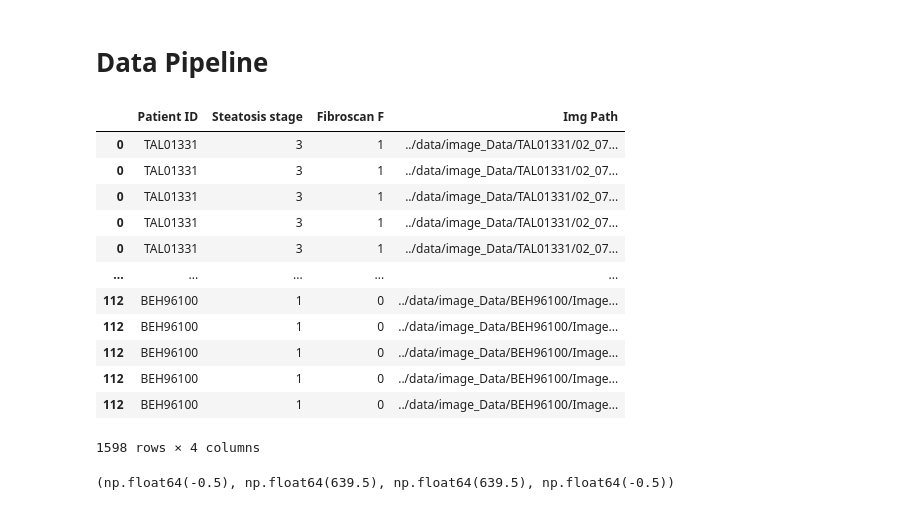
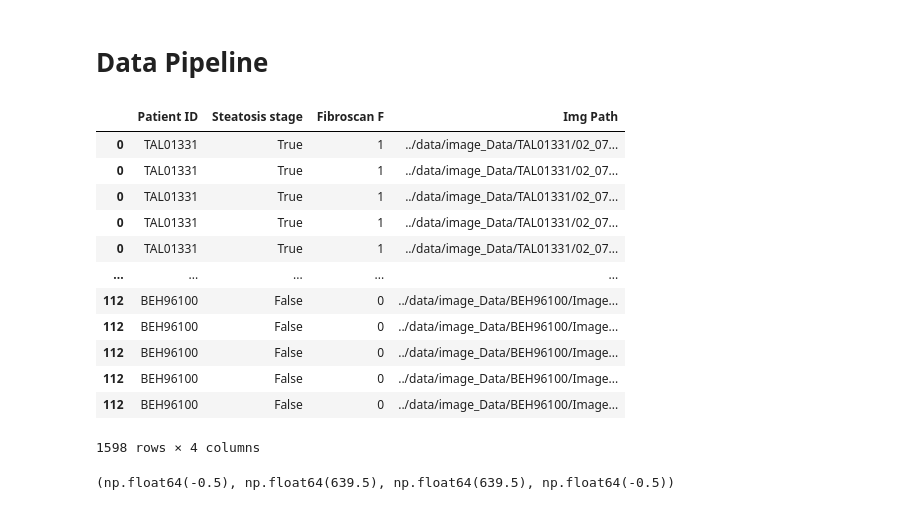
Before and after one commit to nestoram29-uni/INFO-698-Multimodal-AI-Medicine, a Jupyter notebook: src/Advanced_Models.ipynb, the cells around one changed output. Drawn from its saved outputs; the diff is of its cells as text; code cells hidden in the pictures.

```diff
--- a/src/Advanced_Models.ipynb
+++ b/src/Advanced_Models.ipynb
@@ -29,38 +29,43 @@ X[['sex']] = encoder.fit_transform(X[['sex']])
 # %%
 # Load image map
 imageMap = pd.read_csv('../data/BEHSOF_images.csv')
 
 baseDir = os.path.join('..', 'data', 'image_Data')
 
 imageMap['Patient ID']  = imageMap['Patient ID'].str.replace('\\Data\\', '')
 
 def addImagePaths(row):
     p_id = row['Patient ID']
     imagePath = os.path.join(baseDir, p_id, '**/*.jpg')
 
     return list(iglob(imagePath, recursive = True))
 
 # Create list of image paths
 imageMap['Img Path'] = imageMap.apply(addImagePaths, axis = 1)
 
 # Explode so each image path is on separate row
 imageMap = imageMap.explode('Img Path')
 
+# Convert target to binary class
+# Class 0: S0, S1
+# Class 1: S2, S3
+imageMap['Steatosis stage'] = imageMap['Steatosis stage'] >= 2
+
 # Visually examine
 imageMap
 # %% [output]
 |  | Patient ID | Steatosis stage | Fibroscan F | Img Path |
-| 0 | TAL01331 | 3 | 1 | ../data/image_Data/TAL01331/02_07... |
-| 0 | TAL01331 | 3 | 1 | ../data/image_Data/TAL01331/02_07... |
-| 0 | TAL01331 | 3 | 1 | ../data/image_Data/TAL01331/02_07... |
-| 0 | TAL01331 | 3 | 1 | ../data/image_Data/TAL01331/02_07... |
-| 0 | TAL01331 | 3 | 1 | ../data/image_Data/TAL01331/02_07... |
+| 0 | TAL01331 | True | 1 | ../data/image_Data/TAL01331/02_07... |
+| 0 | TAL01331 | True | 1 | ../data/image_Data/TAL01331/02_07... |
+| 0 | TAL01331 | True | 1 | ../data/image_Data/TAL01331/02_07... |
+| 0 | TAL01331 | True | 1 | ../data/image_Data/TAL01331/02_07... |
+| 0 | TAL01331 | True | 1 | ../data/image_Data/TAL01331/02_07... |
 | ... | ... | ... | ... | ... |
-| 112 | BEH96100 | 1 | 0 | ../data/image_Data/BEH96100/Image... |
-| 112 | BEH96100 | 1 | 0 | ../data/image_Data/BEH96100/Image... |
-| 112 | BEH96100 | 1 | 0 | ../data/image_Data/BEH96100/Image... |
-| 112 | BEH96100 | 1 | 0 | ../data/image_Data/BEH96100/Image... |
-| 112 | BEH96100 | 1 | 0 | ../data/image_Data/BEH96100/Image... |
+| 112 | BEH96100 | False | 0 | ../data/image_Data/BEH96100/Image... |
+| 112 | BEH96100 | False | 0 | ../data/image_Data/BEH96100/Image... |
+| 112 | BEH96100 | False | 0 | ../data/image_Data/BEH96100/Image... |
+| 112 | BEH96100 | False | 0 | ../data/image_Data/BEH96100/Image... |
+| 112 | BEH96100 | False | 0 | ../data/image_Data/BEH96100/Image... |
 1598 rows × 4 columns
 # %%
 # Determine crop and resize
```
Also changed, not shown: parts of 7 cells of this notebook.
